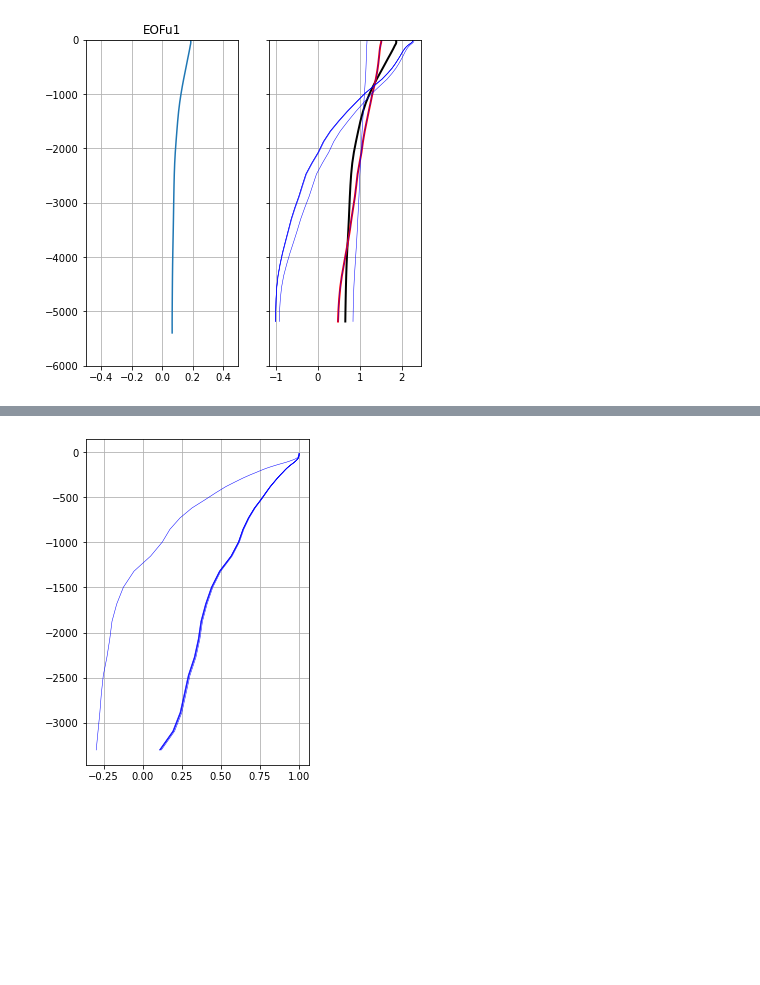
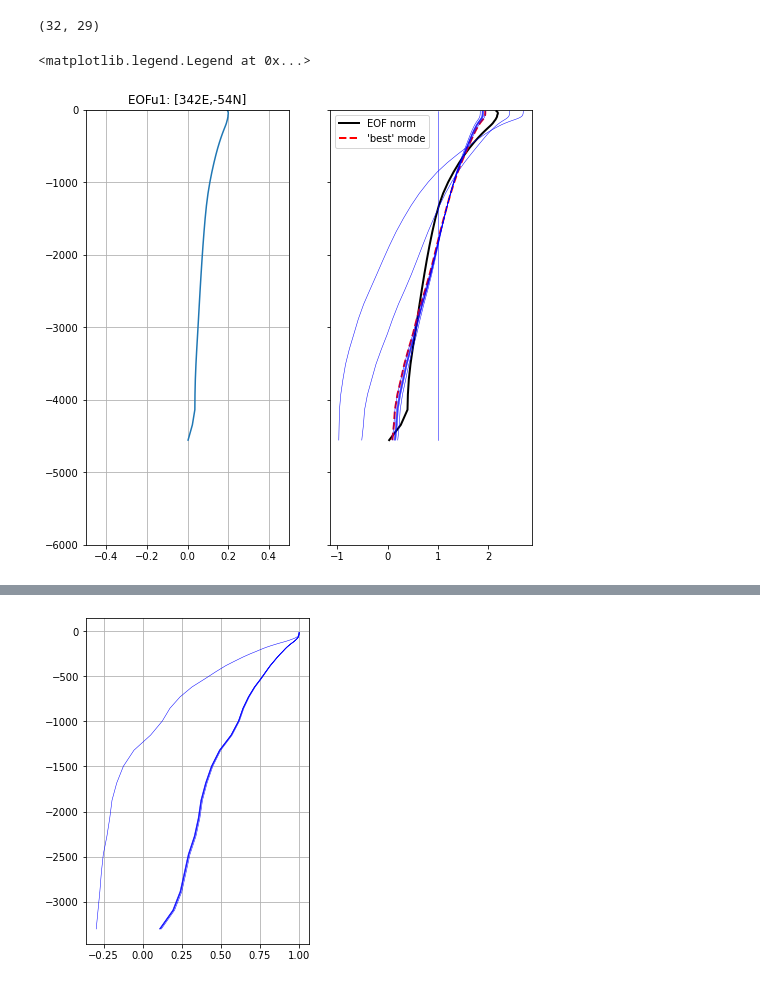
Before and after one commit to jakesteinberg/CPT, a Jupyter notebook: bottom_slope_find_relevant_mode.ipynb, the cells around one changed output, grey strips where cells are left out. Cells and saved outputs as stored; diff of their text form; code cells hidden in the pictures; blank space fills up the shorter version.

```diff
--- a/bottom_slope_find_relevant_mode.ipynb
+++ b/bottom_slope_find_relevant_mode.ipynb
@@ -21,21 +21,24 @@ data_modes = xr.open_dataset(mode_path)
 # %%
 # EOFs and modes are on same z grid
 z = -1*data_modes.z.data
-select_mode = np.nan*np.ones((len(data_modes.lat),len(data_modes.lon), len(z)))
+select_mode_all = np.nan*np.ones((len(data_modes.lat),len(data_modes.lon), len(z)))
 select_mode_i = np.nan*np.ones((len(data_modes.lat),len(data_modes.lon)))
-for i in range(len(data_modes.lat)): # these are indices of the total lat/lon list (match EOF indices)
+for i in tqdm(range(len(data_modes.lat))): # these are indices of the total lat/lon list (match EOF indices)
     for j in range(len(data_modes.lon)):
         # skip if nan
         if np.isnan(data_modes.fbmi[i,j]):
             continue
 
-        # relevant EOF
+        # -- relevant EOF
         this_EOF = np.flip(data.EOFu[:,data_modes.lat[i].data,data_modes.lon[j].data].data)
         these_modes = data_modes.modes[i,j,0,:,:,1].data # 1st, baroclinic modes (sb + fb)
         this_fb_m0 = data_modes.modes[i,j,0,np.int(data_modes.fbmi[i,j]),:,0].data # 0th, barotropic mode
-        # non-nan z coords
-        good = np.where(~np.isnan(these_modes[np.int(data_modes.fbmi[i,j]),:]))[0]
-        # normalize to vertically integrate to 1 (in z, these profiles are shortened by good mask)
+        # -- non-nan z coords
+        # good = np.where(~np.isnan(these_modes[np.int(data_modes.fbmi[i,j]),:]))[0]
+        good_m = np.where(~np.isnan(these_modes[np.int(data_modes.fbmi[i,j]),:]))[0]          # align in the vertical
+        good_e = np.where(~np.isnan(this_EOF))[0]
+        good = np.intersect1d(good_m,good_e)
+        # -- normalize to vertically integrate to 1 (in z, these profiles are shortened by good mask)
         EOF_norm = this_EOF[good] / np.sqrt(np.trapz((this_EOF[good]*this_EOF[good]), (-1*z[good])) / (1*z[good][0]))
         if np.nanmean(EOF_norm[-2:]) < 0:
             EOF_norm = -1*EOF_norm
@@ -43,12 +46,12 @@ for i in range(len(data_modes.lat)): # these are indices of the total lat/lon li
         mode_norm = np.nan*np.ones((np.shape(these_modes)[0],len(good)))
         for k in range(np.shape(these_modes)[0]):
             mode_norm[k,:] = these_modes[k,good] / np.sqrt(np.trapz((these_modes[k,good]*these_modes[k,good]), (-1*z[good])) / (1*z[good][0]))
-        # combine modes to compare to EOF
+        # -- combine modes to compare to EOF
         mode_test = np.concatenate((fbm0_mode_norm[None,:],mode_norm),axis=0)
         Em_diff = np.nansum((np.tile(EOF_norm[None,:],(np.shape(mode_test)[0],1)) - mode_test)**2,axis=1)
         select_m_i = np.where(Em_diff == np.nanmin(Em_diff))[0][0]
         mode_list = np.concatenate((this_fb_m0[None,:],these_modes),axis=0)
-        select_mode[i,j,:] = mode_list[select_m_i,:]
+        select_mode_all[i,j,good] = mode_test[select_m_i,:] # mode_list[select_m_i,:]
         select_mode_i[i,j] = select_m_i
         if select_m_i == np.int(data_modes.fbmi[i,j]+1):
             select_mode_i[i,j] = 10
@@ -90,45 +73,61 @@ ax.set_ylim([-80,80])
+# %%
+np.shape(select_mode_i)
+# %% [output]
+(32, 29)
 # %%
 lati = 10
-loni = 5
+loni = 20
 Ki = 0
 mi = 1
 
-these_modes = data_modes.modes[lati,loni,0,:,:,1].data # 1st, baroclinic modes (sb + fb)
-good = np.where(~np.isnan(these_modes[np.int(data_modes.fbmi[lati,loni]),:]))[0]
+these_modes = data_modes.modes[lati,loni,0,:,:,1].data                                      # 1st, baroclinic modes (sb + fb)
+this_EOF = np.flip(data.EOFu[:,data_modes.lat[lati].data,data_modes.lon[loni].data].data)   # EOF at same loc
+this_fb_m0 = data_modes.modes[lati,loni,0,np.int(data_modes.fbmi[lati,loni]),:,0].data            # 0th, barotropic mode
 
-this_EOF = np.flip(data.EOFu[:,data_modes.lat[lati].data,data_modes.lon[loni].data])
-norm_EOF = this_EOF[good] / np.sqrt(np.trapz((this_EOF[good]*this_EOF[good]), (-1*z[good])) / (1*z[good][0]))
-if np.nanmean(norm_EOF[-2:]) < 0:
+good_m = np.where(~np.isnan(these_modes[np.int(data_modes.fbmi[lati,loni]),:]))[0]          # align in the vertical
+good_e = np.where(~np.isnan(this_EOF))[0]
+good = np.intersect1d(good_m,good_e)
+norm_EOF = this_EOF[good] / np.sqrt(np.trapz((this_EOF[good]*this_EOF[good]), (-1*z[good])) / (1*z[good][0])) # normalize
+if np.nanmean(norm_EOF[-2:]) < 0:  # flip sign if needed
     norm_EOF = norm_EOF*-1
 
-this_mode = select_mode[lati,loni,:]
-norm_mode = this_mode[good] / np.sqrt(np.trapz((this_mode[good]*this_mode[good]), (-1*z[good])) / (1*z[good][0]))
-
-# compare against all other modes
-these_modes = data_modes.modes[lati,loni,0,:,:,1].data
+# -- mode selected to best match EOF (test of cell above )
+this_mode_check = select_mode_all[lati,loni,:]
+# norm_mode_check = this_mode_check[good] / np.sqrt(np.trapz((this_mode_check[good]*this_mode_check[good]), (-1*z[good])) / (1*z[good][0])) # normalize
+# -- compare against all other modes (at this loc)
 other_norm_modes = np.nan*np.ones((np.shape(these_modes)[0],len(good)))
 for k in range(np.shape(these_modes)[0]):
     other_norm_modes[k,:] = these_modes[k,good] / np.sqrt(np.trapz((these_modes[k,good]*these_modes[k,good]), (-1*z[good])) / (1*z[good][0]))
+fbm0_mode_norm = this_fb_m0[good] / np.sqrt(np.trapz((this_fb_m0[good]*this_fb_m0[good]), (-1*z[good])) / (1*z[good][0]))
+
+# combine modes to compare to EOF
+mode_test = np.concatenate((fbm0_mode_norm[None,:],other_norm_modes),axis=0)
+Em_diff = np.nansum((np.tile(norm_EOF[None,:],(np.shape(mode_test)[0],1)) - mode_test)**2,axis=1)
+select_m_ii = np.where(Em_diff == np.nanmin(Em_diff))[0][0]
+mode_list = np.concatenate((this_fb_m0[None,:],these_modes),axis=0)
+select_mode = mode_list[select_m_i,:]
+select_mode_ii = select_m_ii
 
 # PLOT
-f, (ax0,ax) = plt.subplots(1,2,figsize=(6,6))
+f, (ax0,ax) = plt.subplots(1,2,figsize=(8,8))
+# initial EOF
 ax0.plot(this_EOF,-1*z)
-ax0.set_title('EOFu1')
+ax0.set_title('EOFu1: [' + str(data_modes.longitude[loni].data) + 'E,' + str(data_modes.latitude[lati].data) + 'N]')
 ax0.set_ylim([-6000,0])
 ax0.set_xlim([-.5,.5])
 ax0.grid()
-
-ax.plot(norm_EOF,-1*z[good],color='k',linewidth=2)
-ax.plot(norm_mode,-1*z[good],color='r',linewidth=2)
+# normalized modes + EOF
+ax.plot(norm_EOF,-1*z[good],color='k',linewidth=2,label='EOF norm')
+# ax.plot(norm_mode_check,-1*z[good],color='g',linewidth=5,linestyle='--')
+ax.plot(mode_test[select_mode_ii,:],-1*z[good],color='r',linewidth=2, label="'best' mode", linestyle='--')
+ax.plot(fbm0_mode_norm,-1*z[good],color='b',linewidth=0.5)
 for i in range(np.shape(these_modes)[0]):
     ax.plot(other_norm_modes[i,:],-1*z[good],color='b',linewidth=0.5)
-# ax.plot(this_mode,-1*z)
-
-# ax.set_title('[' + str(lon_in[lon_i[loni]]) + 'E, ' + str(lat_in[lat_i[lati]]) + 'N], slope=' + \
-#              str(np.round(gamma_in[lat_i[lati], lon_i[loni]],4)) + 'e,' + str(np.round(alpha_in[lat_i[lati], lon_i[loni]],4)) + 'n')
 ax.set_ylim([-6000,0])
 # ax.set_xlim([-.002,0.002])
 ax.set_yticklabels([''])
-ax.grid()
+ax.legend()
+# ax.grid()
 # %% [output]
+<matplotlib.legend.Legend at 0x...>
-[figure, old version]
+[figure, new version]
```
Also changed, not shown: parts of 8 cells of this notebook, 3 other files.
